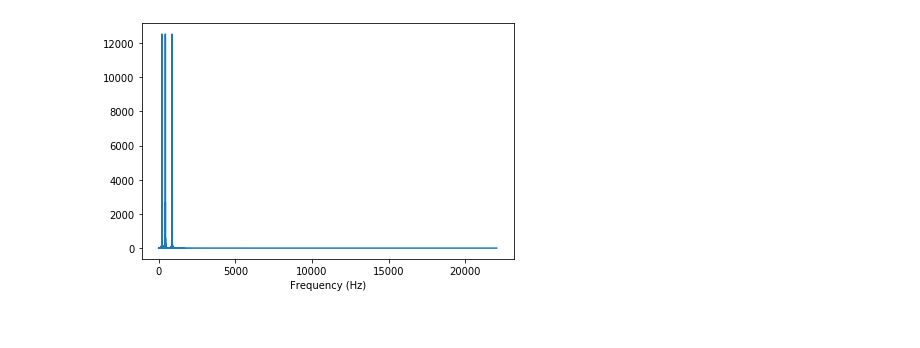
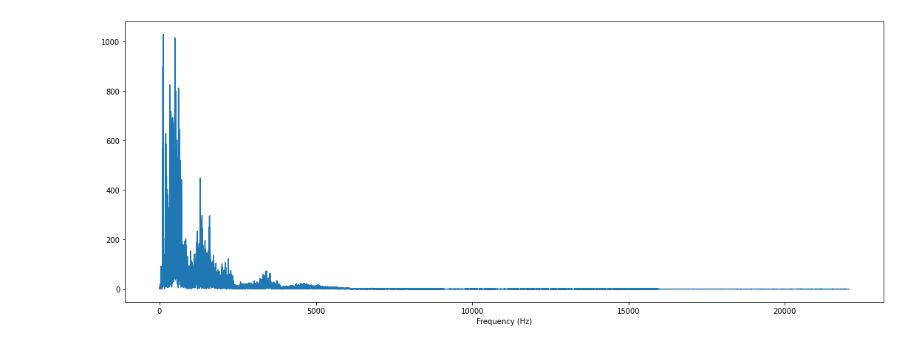
Before and after one commit to sroik/ai-experiments, a Jupyter notebook: voice_analysis.ipynb, the cells around one changed output. Drawn from its saved outputs; the diff is of its cells as text; code cells hidden in the pictures.

```diff
--- a/voice_analysis.ipynb
+++ b/voice_analysis.ipynb
@@ -3,11 +17,12 @@ from vendor.thinkdsp import *
 # %%
-wave = read_wave('3w.wav')
+wave = read_wave(filename="speech.wav")
 wave.make_audio()
 # %% [output]
 [interactive output not drawn]
 # %%
 spectrum = wave.make_spectrum()
+plt.figure(figsize=(15,6))
 spectrum.plot()
 decorate(xlabel='Frequency (Hz)')
 # %% [output]
-[figure, old version]
+[figure, new version]
```
Also changed, not shown: parts of 3 cells of this notebook, 3 other files.
